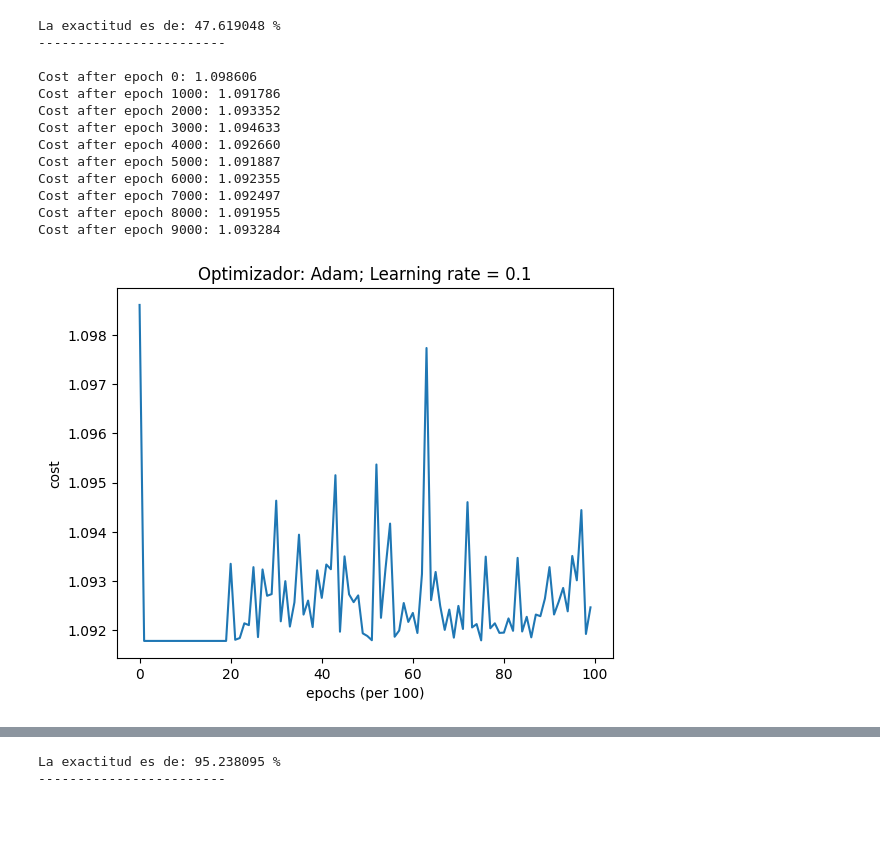
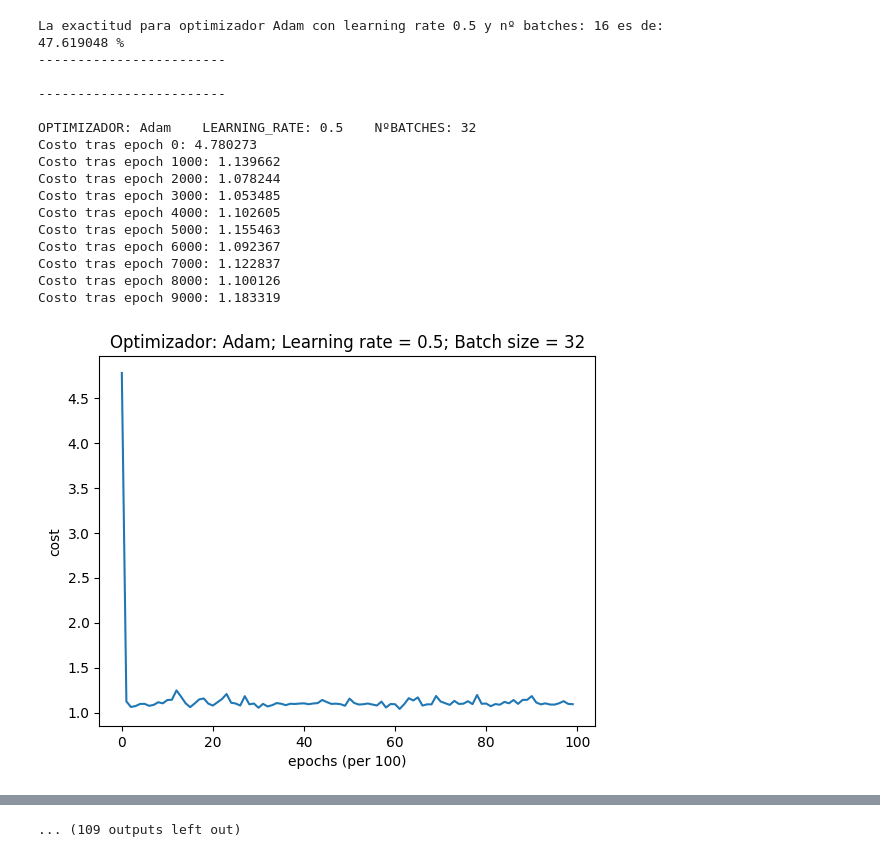
Before and after one commit to alejandroalemanaleman/RedNeuronal_OH, a Jupyter notebook: RedNeuronal.ipynb, the cells around one changed output, grey strips where cells are left out. Saved outputs shown, nothing was run; the diff lists cells and outputs as text; code cells hidden in the pictures; blank space fills up the shorter version.

```diff
--- a/RedNeuronal.ipynb
+++ b/RedNeuronal.ipynb
@@ -13,10 +13,13 @@ import time
 # %%
 def random_initialization(layers_dims):
+    """
+    Inicializa los parámetros para cualquier número de capas.
+    """
     parameters = {}
     L = len(layers_dims)
 
     for l in range(1, L):
-        parameters['W' + str(l)] = np.random.randn(layers_dims[l-1], layers_dims[l]) * 0.01
-        parameters['b' + str(l)] = np.zeros((1, layers_dims[l]))
+        parameters[f'W{l}'] = np.random.randn(layers_dims[l-1], layers_dims[l]) * 0.01
+        parameters[f'b{l}'] = np.zeros((1, layers_dims[l]))
 
     return parameters
@@ -87,5 +87,5 @@ def backward_propagation(X, y, cache):
 # %%
-def compute_cost(a3, y_true):
+def cross_entropy(a3, y_true):
 
     m = y_true.shape[0]
 
@@ -233,14 +243,21 @@ plt.show()
 X_train, X_test, y_train, y_test = train_test_split(X, y_onehot, test_size=0.3, random_state=156477)
 X_train_2, X_val, y_train_2, y_val = train_test_split(X_train, y_train, test_size=0.2, random_state=15477)
 
-layers_dims = [X.shape[1], 10, 8, 3]
-learning_rates = [0.001, 0.01, 0.1]
+layers_dims = [X.shape[1], 16, 12, 8, 3]  # Cualquier número de capas y neuronas
+learning_rates = [0.5, 0.1, 0.05, 0.01, 0.005, 0.001, 0.0005, 0.0001, 0.00005, 0.00001]
+batches = [8, 16, 32]
 optimizers = ['Adam', 'Estocastic']
+
+resultados = {}
+
 for optimizer in optimizers:
     for learning_rate in learning_rates:
-        parameters = model(X_train_2, y_train_2, layers_dims, optimizer_use=optimizer, learning_rate=learning_rate)
-        time.sleep(1)
-        predictions, accuracy = predict(X_val, parameters, y_val)
-        print(f'La exactitud es de: {accuracy*100:.6f} %')
-        print(f'------------------------\n')
+        for batch in batches:
+            print(f'------------------------\n')
+            print(f'OPTIMIZADOR: {optimizer}    LEARNING_RATE: {learning_rate}    NºBATCHES: {batch}')
+            parameters = model(X_train_2, y_train_2, layers_dims, optimizer_use=optimizer, learning_rate=learning_rate, num_epochs=10000, batch_size=batch)
+            predictions, accuracy = predict(X_val, parameters, y_val)
+            resultados[(optimizer, learning_rate, batch)] = accuracy
+            print(f'La exactitud para optimizador {optimizer} con learning rate {learning_rate} y nº batches: {batch} es de: \n{accuracy*100:.6f} %')
+            print(f'------------------------\n')
 # %% [output]
@@ -272,14 +296,18 @@ Cost after epoch 9000: 1.091787
-La exactitud es de: 47.619048 %
+La exactitud para optimizador Adam con learning rate 0.5 y nº batches: 16 es de:
+47.619048 %
 ------------------------
 
-Cost after epoch 0: 1.098606
-Cost after epoch 1000: 1.091786
-Cost after epoch 2000: 1.093352
-Cost after epoch 3000: 1.094633
-Cost after epoch 4000: 1.092660
-Cost after epoch 5000: 1.091887
-Cost after epoch 6000: 1.092355
-Cost after epoch 7000: 1.092497
-Cost after epoch 8000: 1.091955
-Cost after epoch 9000: 1.093284
+------------------------
+
+OPTIMIZADOR: Adam    LEARNING_RATE: 0.5    NºBATCHES: 32
+Costo tras epoch 0: 4.780273
+Costo tras epoch 1000: 1.139662
+Costo tras epoch 2000: 1.078244
+Costo tras epoch 3000: 1.053485
+Costo tras epoch 4000: 1.102605
+Costo tras epoch 5000: 1.155463
+Costo tras epoch 6000: 1.092367
+Costo tras epoch 7000: 1.122837
+Costo tras epoch 8000: 1.100126
+Costo tras epoch 9000: 1.183319
-[figure, old version]
+[figure, new version]
@@ -328,2 +368 @@ Cost after epoch 9000: 0.000374
-La exactitud es de: 95.238095 %
-------------------------
+... (109 outputs left out)
```
Also changed, not shown: parts of 19 cells of this notebook, 10 other files.
